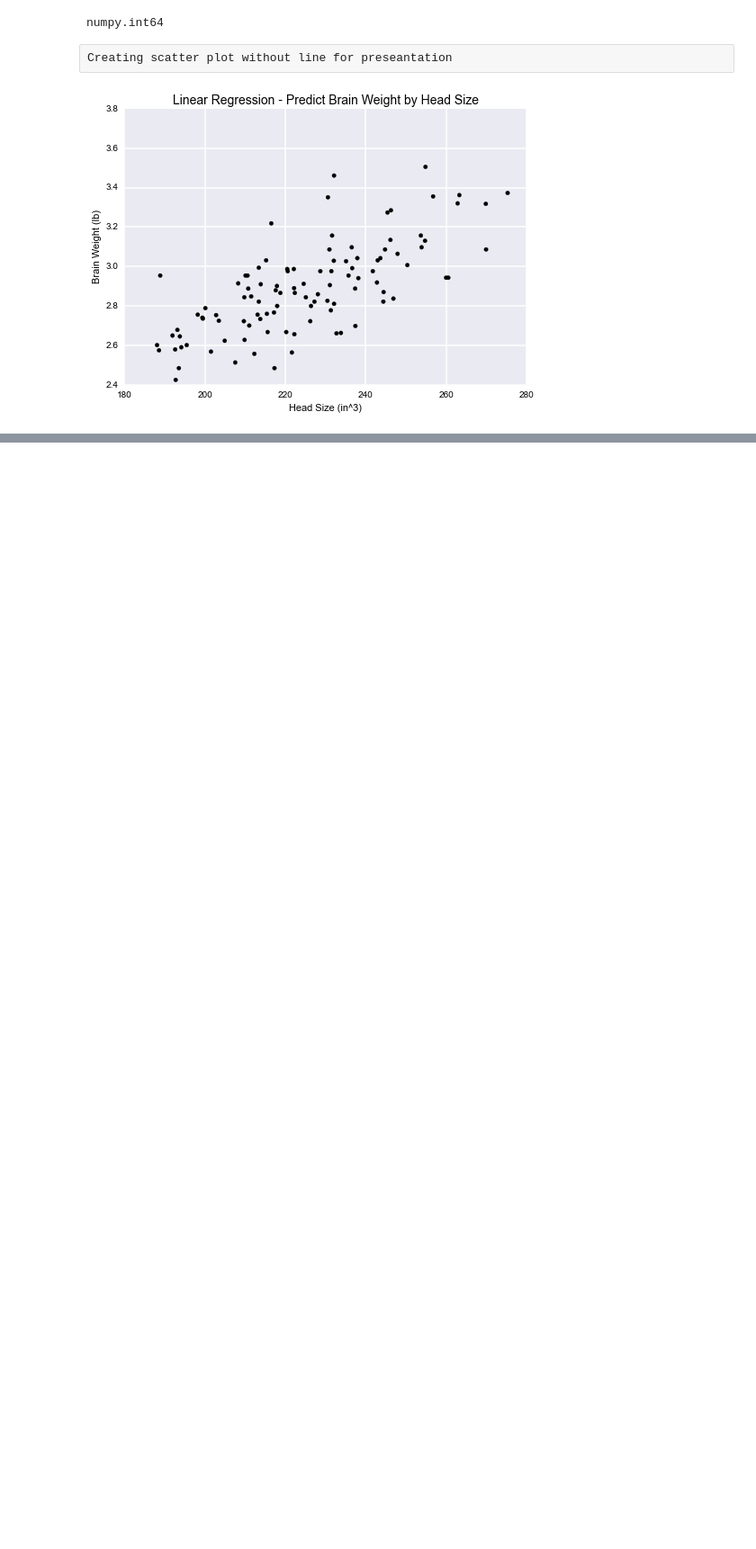
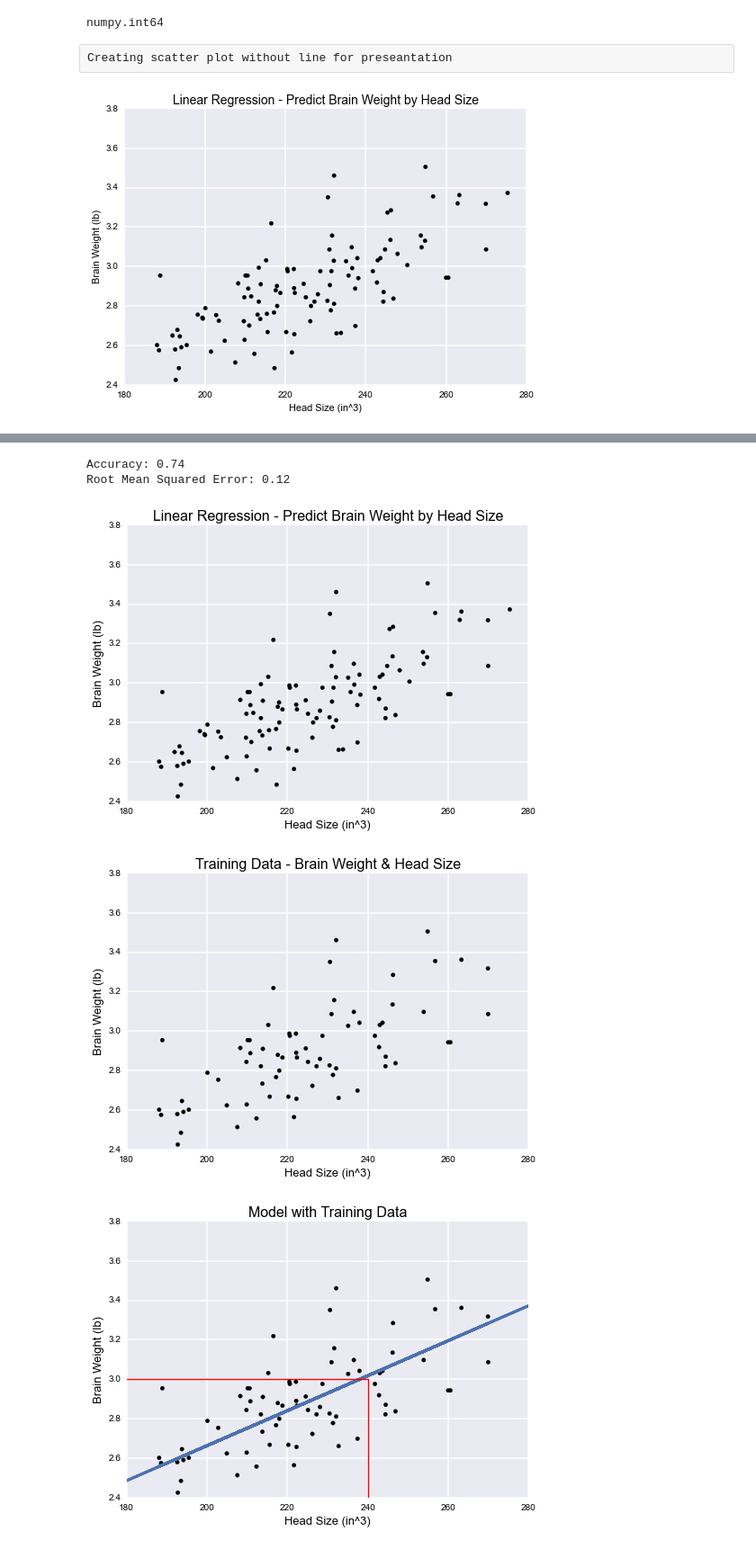
Before and after one commit to nyghtowl/PyCon_2014, a Jupyter notebook: Linear_Regression_WB.ipynb, the cells around one changed output, grey strips where cells are left out. Shown at 90% size. Saved outputs shown, nothing was run; the diff lists cells and outputs as text; code cells hidden in the pictures; blank space fills up the shorter version.

Commit message:
Updated the code and ipython notebook with more graphs to explain the process and a set X, y split for consistency.

```diff
--- a/Linear_Regression_WB.ipynb
+++ b/Linear_Regression_WB.ipynb
@@ -162,0 +168,8 @@ visualize2(X, y)
+# %%
+model = main()
+# %% [output]
+Accuracy: 0.74
+Root Mean Squared Error: 0.12
+[figure, added]
+[figure, added]
+[figure, added]
```
Also changed, not shown: parts of 11 cells of this notebook, 1 other file.
